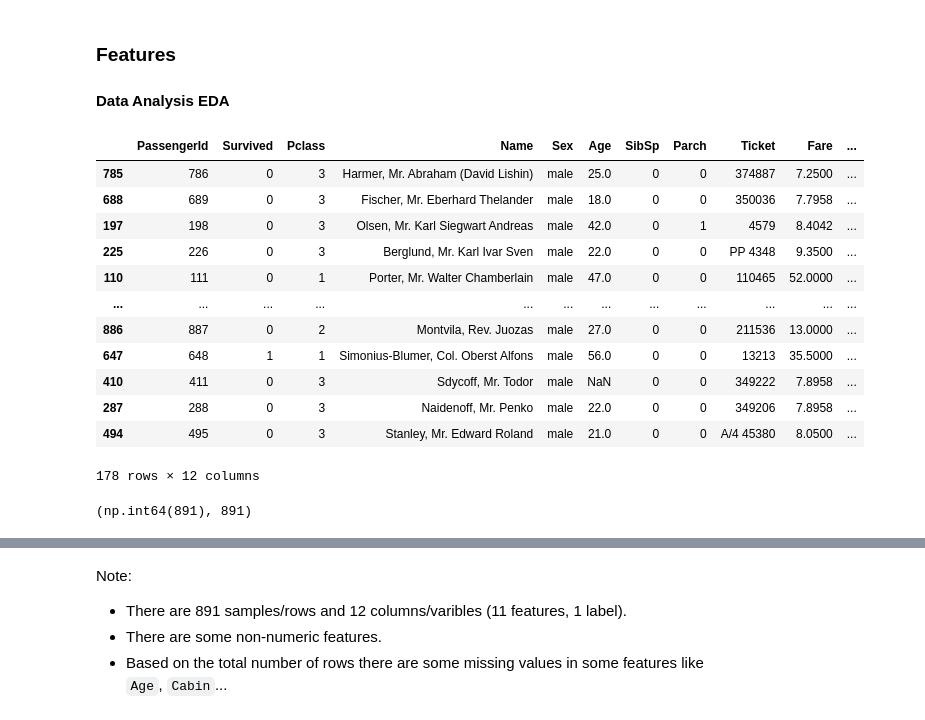
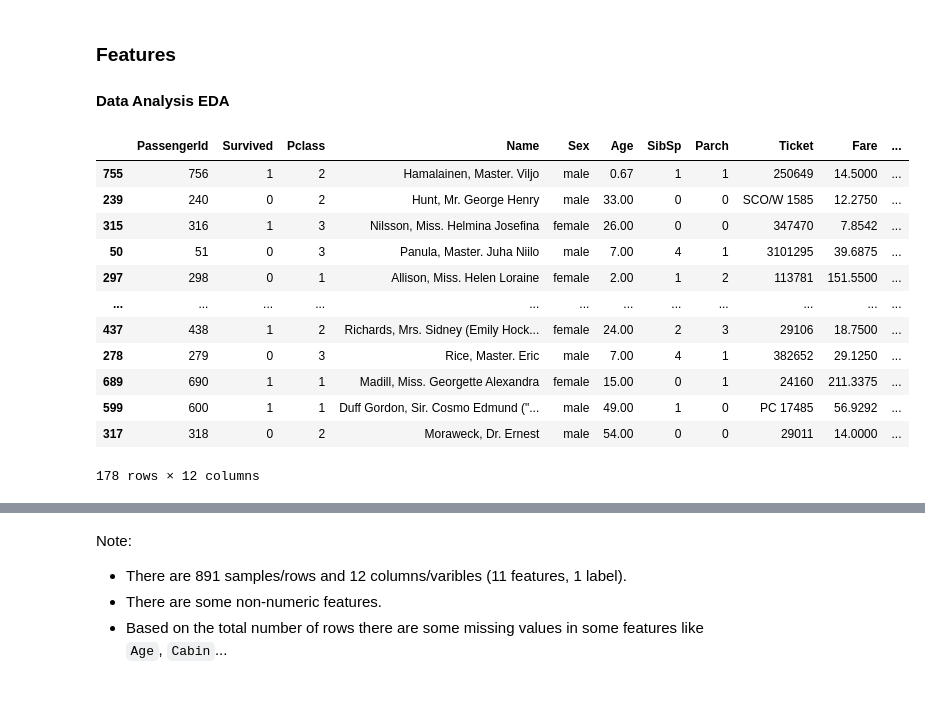
Before and after one commit to PrinssAlex/Predictive-Model-Titanic-Survival, a Jupyter notebook: workspace.ipynb, the cells around one changed output, grey strips where cells are left out. Saved outputs shown, nothing was run; the diff lists cells and outputs as text; code cells hidden in the pictures.

```diff
--- a/workspace.ipynb
+++ b/workspace.ipynb
@@ -53,24 +53,19 @@ import catboost as cat
 %matplotlib inline
 # %%
 # load training data
-df = pd.read_csv('data/train.csv')
-df.sample(frac=.2)
+dff = pd.read_csv('data/train.csv')
+dff.sample(frac=.2)
 # %% [output]
 |  | PassengerId | Survived | Pclass | Name | Sex | Age | SibSp | Parch | Ticket | Fare | ... |
-| 785 | 786 | 0 | 3 | Harmer, Mr. Abraham (David Lishin) | male | 25.0 | 0 | 0 | 374887 | 7.2500 | ... |
-| 688 | 689 | 0 | 3 | Fischer, Mr. Eberhard Thelander | male | 18.0 | 0 | 0 | 350036 | 7.7958 | ... |
-| 197 | 198 | 0 | 3 | Olsen, Mr. Karl Siegwart Andreas | male | 42.0 | 0 | 1 | 4579 | 8.4042 | ... |
-| 225 | 226 | 0 | 3 | Berglund, Mr. Karl Ivar Sven | male | 22.0 | 0 | 0 | PP 4348 | 9.3500 | ... |
-| 110 | 111 | 0 | 1 | Porter, Mr. Walter Chamberlain | male | 47.0 | 0 | 0 | 110465 | 52.0000 | ... |
+| 755 | 756 | 1 | 2 | Hamalainen, Master. Viljo | male | 0.67 | 1 | 1 | 250649 | 14.5000 | ... |
+| 239 | 240 | 0 | 2 | Hunt, Mr. George Henry | male | 33.00 | 0 | 0 | SCO/W 1585 | 12.2750 | ... |
+| 315 | 316 | 1 | 3 | Nilsson, Miss. Helmina Josefina | female | 26.00 | 0 | 0 | 347470 | 7.8542 | ... |
+| 50 | 51 | 0 | 3 | Panula, Master. Juha Niilo | male | 7.00 | 4 | 1 | 3101295 | 39.6875 | ... |
+| 297 | 298 | 0 | 1 | Allison, Miss. Helen Loraine | female | 2.00 | 1 | 2 | 113781 | 151.5500 | ... |
 | ... | ... | ... | ... | ... | ... | ... | ... | ... | ... | ... | ... |
-| 886 | 887 | 0 | 2 | Montvila, Rev. Juozas | male | 27.0 | 0 | 0 | 211536 | 13.0000 | ... |
-| 647 | 648 | 1 | 1 | Simonius-Blumer, Col. Oberst Alfons | male | 56.0 | 0 | 0 | 13213 | 35.5000 | ... |
-| 410 | 411 | 0 | 3 | Sdycoff, Mr. Todor | male | NaN | 0 | 0 | 349222 | 7.8958 | ... |
-| 287 | 288 | 0 | 3 | Naidenoff, Mr. Penko | male | 22.0 | 0 | 0 | 349206 | 7.8958 | ... |
-| 494 | 495 | 0 | 3 | Stanley, Mr. Edward Roland | male | 21.0 | 0 | 0 | A/4 45380 | 8.0500 | ... |
+| 437 | 438 | 1 | 2 | Richards, Mrs. Sidney (Emily Hock... | female | 24.00 | 2 | 3 | 29106 | 18.7500 | ... |
+| 278 | 279 | 0 | 3 | Rice, Master. Eric | male | 7.00 | 4 | 1 | 382652 | 29.1250 | ... |
+| 689 | 690 | 1 | 1 | Madill, Miss. Georgette Alexandra | female | 15.00 | 0 | 1 | 24160 | 211.3375 | ... |
+| 599 | 600 | 1 | 1 | Duff Gordon, Sir. Cosmo Edmund ("... | male | 49.00 | 1 | 0 | PC 17485 | 56.9292 | ... |
+| 317 | 318 | 0 | 2 | Moraweck, Dr. Ernest | male | 54.00 | 0 | 0 | 29011 | 14.0000 | ... |
 178 rows × 12 columns
-# %%
-# check that the `Passengerid` feature is unique for all samples
-df['PassengerId'].value_counts().sum() , df.shape[0]
-# %% [output]
-(np.int64(891), 891)
```
Also changed, not shown: parts of 65 cells of this notebook.
